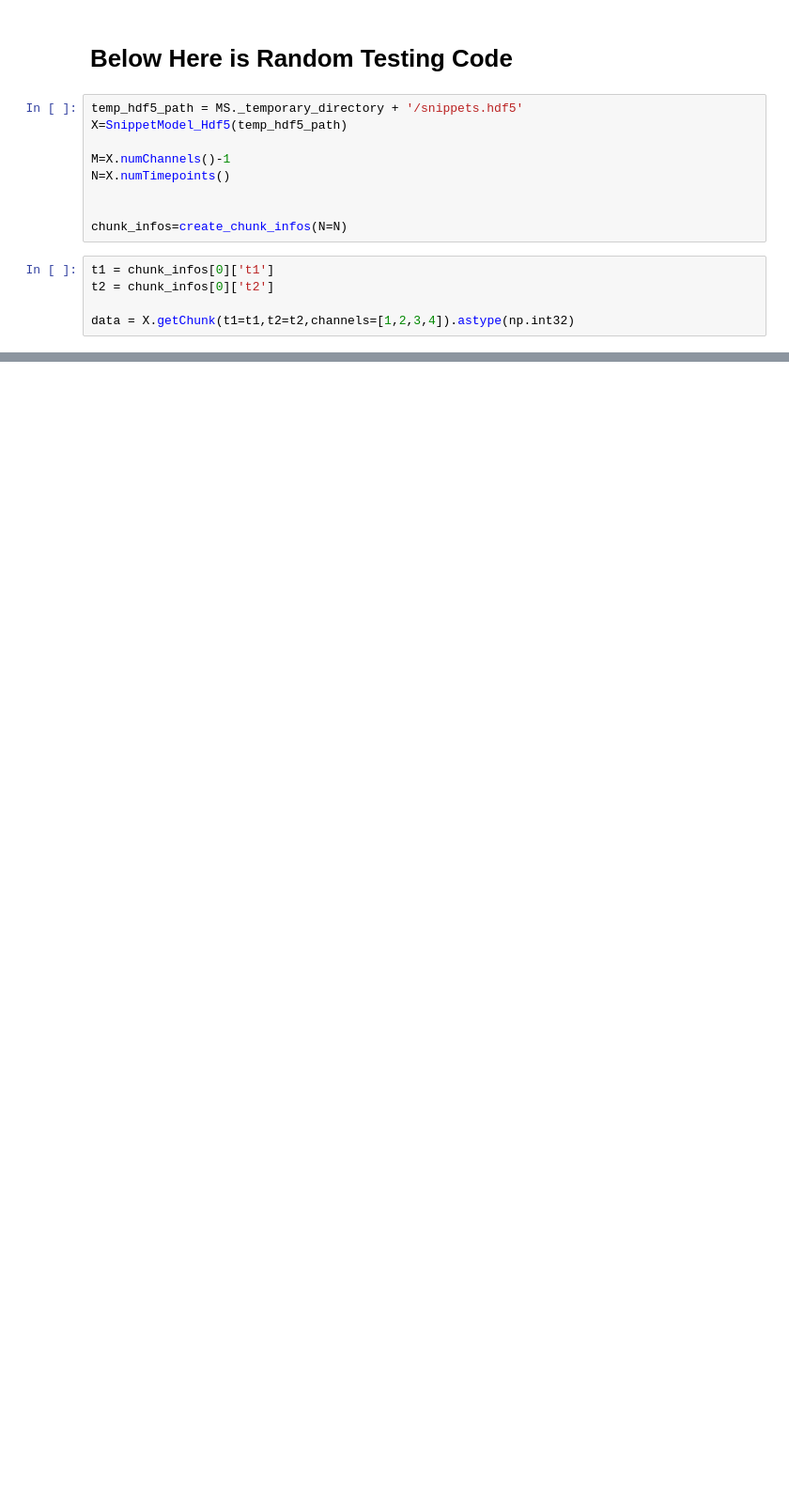
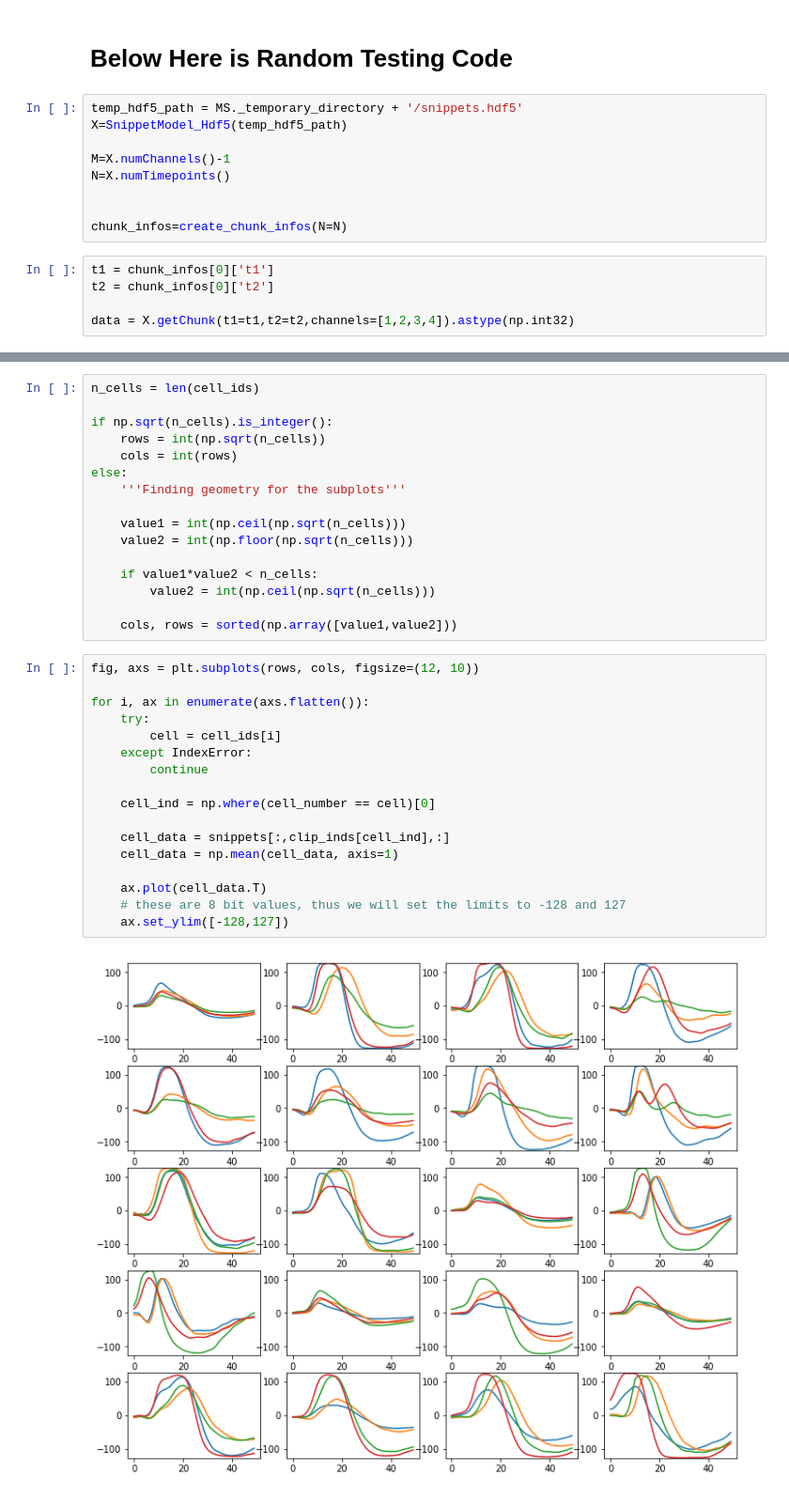
Before and after one commit to GeoffBarrett/ml_ms4alg_snippets, a Jupyter notebook: ml_ms4alg_snippets/ml_ms4alg_snips.ipynb, the cells around one changed output, grey strips where cells are left out. Shown at 94% size. Drawn from its saved outputs; the diff is of its cells as text; blank space fills up the shorter version.

```diff
--- a/ml_ms4alg_snippets/ml_ms4alg_snips.ipynb
+++ b/ml_ms4alg_snippets/ml_ms4alg_snips.ipynb
@@ -1434,0 +1524,35 @@ print(data.ravel().shape)
+# %%
+n_cells = len(cell_ids)
+
+if np.sqrt(n_cells).is_integer():
+    rows = int(np.sqrt(n_cells))
+    cols = int(rows)
+else:
+    '''Finding geometry for the subplots'''
+
+    value1 = int(np.ceil(np.sqrt(n_cells)))
+    value2 = int(np.floor(np.sqrt(n_cells)))
+
+    if value1*value2 < n_cells:
+        value2 = int(np.ceil(np.sqrt(n_cells)))
+
+    cols, rows = sorted(np.array([value1,value2]))
+# %%
+fig, axs = plt.subplots(rows, cols, figsize=(12, 10))
+
+for i, ax in enumerate(axs.flatten()):
+    try:
+        cell = cell_ids[i]
+    except IndexError:
+        continue
+
+    cell_ind = np.where(cell_number == cell)[0]
+
+    cell_data = snippets[:,clip_inds[cell_ind],:]
+    cell_data = np.mean(cell_data, axis=1)
+
+    ax.plot(cell_data.T)
+    # these are 8 bit values, thus we will set the limits to -128 and 127
+    ax.set_ylim([-128,127])
+# %% [output]
+[figure, added]
```
Also changed, not shown: parts of 17 cells of this notebook, 3 other files.
